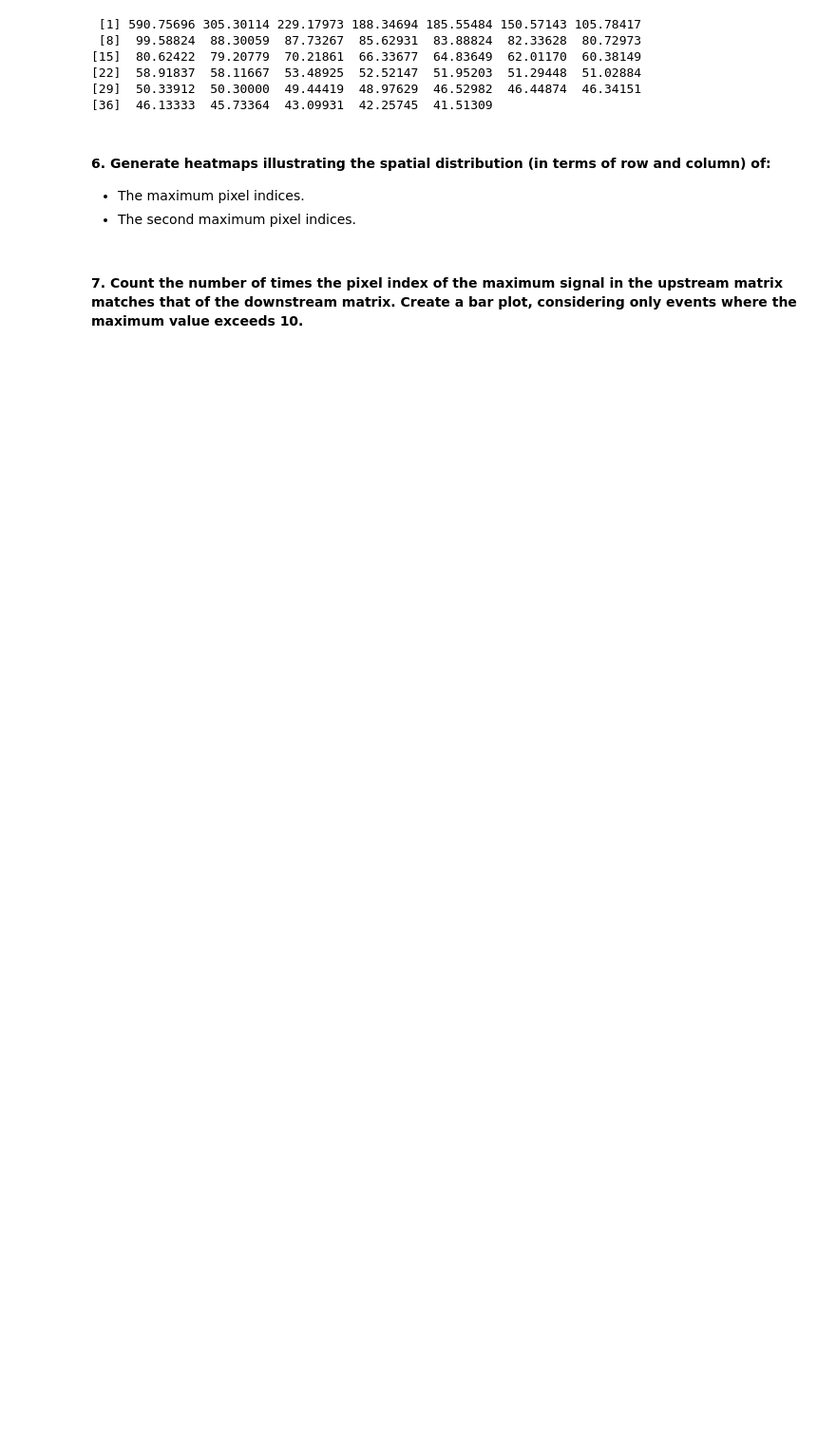
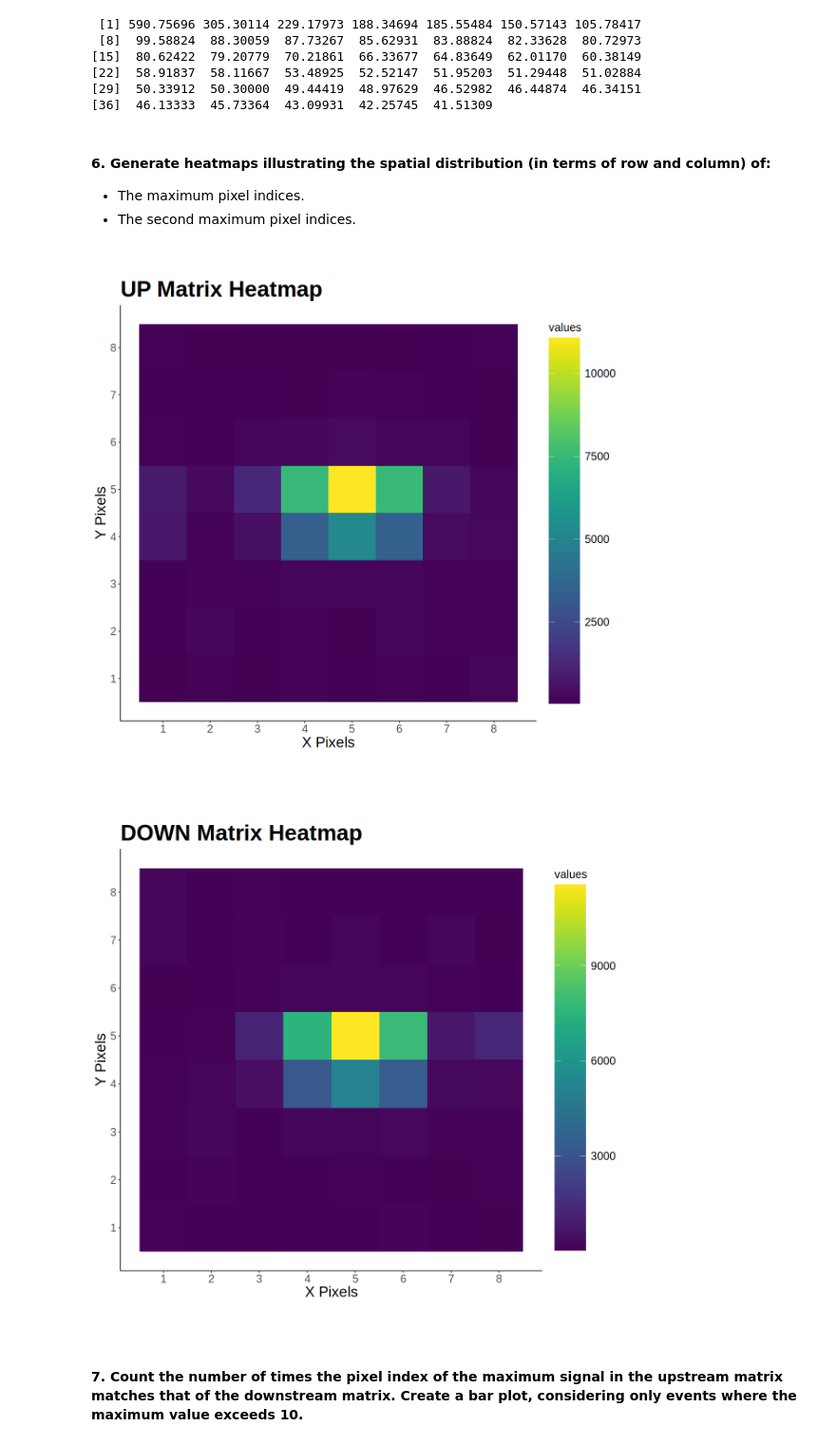
Before and after one commit to seccobenedetto/ex_Advanced_Statistics, a Jupyter notebook: lab_1/lab_1.ipynb, the cells around one changed output. Shown at 95% size. Saved outputs shown, nothing was run; the diff lists cells and outputs as text; code cells hidden in the pictures; blank space fills up the shorter version.

Commit message:
finished ex1.2.8 (nut to be cleaned)

```diff
--- a/lab_1/lab_1.ipynb
+++ b/lab_1/lab_1.ipynb
@@ -704,5 +664,76 @@ head( sort( data_cleaned_up$ratio_up[ data_cleaned_up$max_up >= 10 & data_cleane
 #### 6. Generate heatmaps illustrating the spatial distribution (in terms of row and column) of:
 * The maximum pixel indices.
 * The second maximum pixel indices.
+# %%
+library(viridis)
+
+# general plot features:
+options(repr.plot.width = 10, repr.plot.height = 10)
+
+# retrieve maximum frequencies: (the '+1' is for shifting my integers values inside the bins)
+h_up <- hist(data_cleaned_up$idx_max_up+0.1, breaks=64 , plot = FALSE)
+max_up <- h_up$counts
+h_down <- hist(data_cleaned_down$idx_max_down+0.1, breaks=64 , plot = FALSE)
+max_down <- h_down$counts
+
+# initilization of UP dataframe:
+df_up <- data.frame(
+  X = rep(1:8, each = 8),       # X positions: 1 to 8, repeated for each row
+  Y = rep(1:8, times = 8),      # Y positions: 1 to 8, repeated for each col (reversed to match matrix layout)
+  values = max_up
+)
+
+# Plot the DOWN heatmap:
+ggplot(df_up, aes(x = X, y = Y, fill = values) ) +
+  geom_tile() +
+  scale_fill_viridis() +             # for color scale
+  coord_fixed() +
+  scale_x_continuous(breaks = 1:8) +  # set x ticks
+  scale_y_continuous(breaks = 1:8) +  # set y ticks
+  labs(title = "UP Matrix Heatmap", x = "X Pixels", y = "Y Pixels") +
+  theme_classic() +
+  theme(
+    legend.key.width = unit(1.5, "cm"),   # widen the bar
+    legend.key.height = unit(3.5, "cm"),   # make it taller
+    legend.text = element_text(size = 15),
+    legend.title = element_text(size = 15),
+    plot.title  = element_text(size=30, face="bold"),
+    axis.text.x = element_text(size=15),
+    axis.title.x= element_text(size=20),
+    axis.text.y = element_text(size=15),
+    axis.title.y= element_text(size=20)
+  )
+
+
+# initilization of DOWN dataframe:
+df_down <- data.frame(
+  X = rep(1:8, each = 8),       # X positions: 1 to 8, repeated for each row
+  Y = rep(1:8, times = 8),      # Y positions: 1 to 8, repeated for each col (reversed to match matrix layout)
+  values = max_down
+)
+
+# Plot the DOWN heatmap:
+ggplot(df_down, aes(x = X, y = Y, fill = values) ) +
+  geom_tile() +
+  scale_fill_viridis() +             # for color scale
+  coord_fixed() +
+  scale_x_continuous(breaks = 1:8) +  # set x ticks
+  scale_y_continuous(breaks = 1:8) +  # set y ticks
+  labs(title = "DOWN Matrix Heatmap", x = "X Pixels", y = "Y Pixels") +
+  theme_classic() +
+  theme(
+    legend.key.width = unit(1.5, "cm"),   # widen the bar
+    legend.key.height = unit(3.5, "cm"),   # make it taller
+    legend.text = element_text(size = 15),
+    legend.title = element_text(size = 15),
+    plot.title  = element_text(size=30, face="bold"),
+    axis.text.x = element_text(size=15),
+    axis.title.x= element_text(size=20),
+    axis.text.y = element_text(size=15),
+    axis.title.y= element_text(size=20)
+  )
+# %% [output]
+[figure, added]
+[figure, added]
 # %% [markdown]
 #### 7. Count the number of times the pixel index of the maximum signal in the upstream matrix matches that of the downstream matrix. Create a bar plot, considering only events where the maximum value exceeds 10.
```
Also changed, not shown: parts of 14 cells of this notebook.
